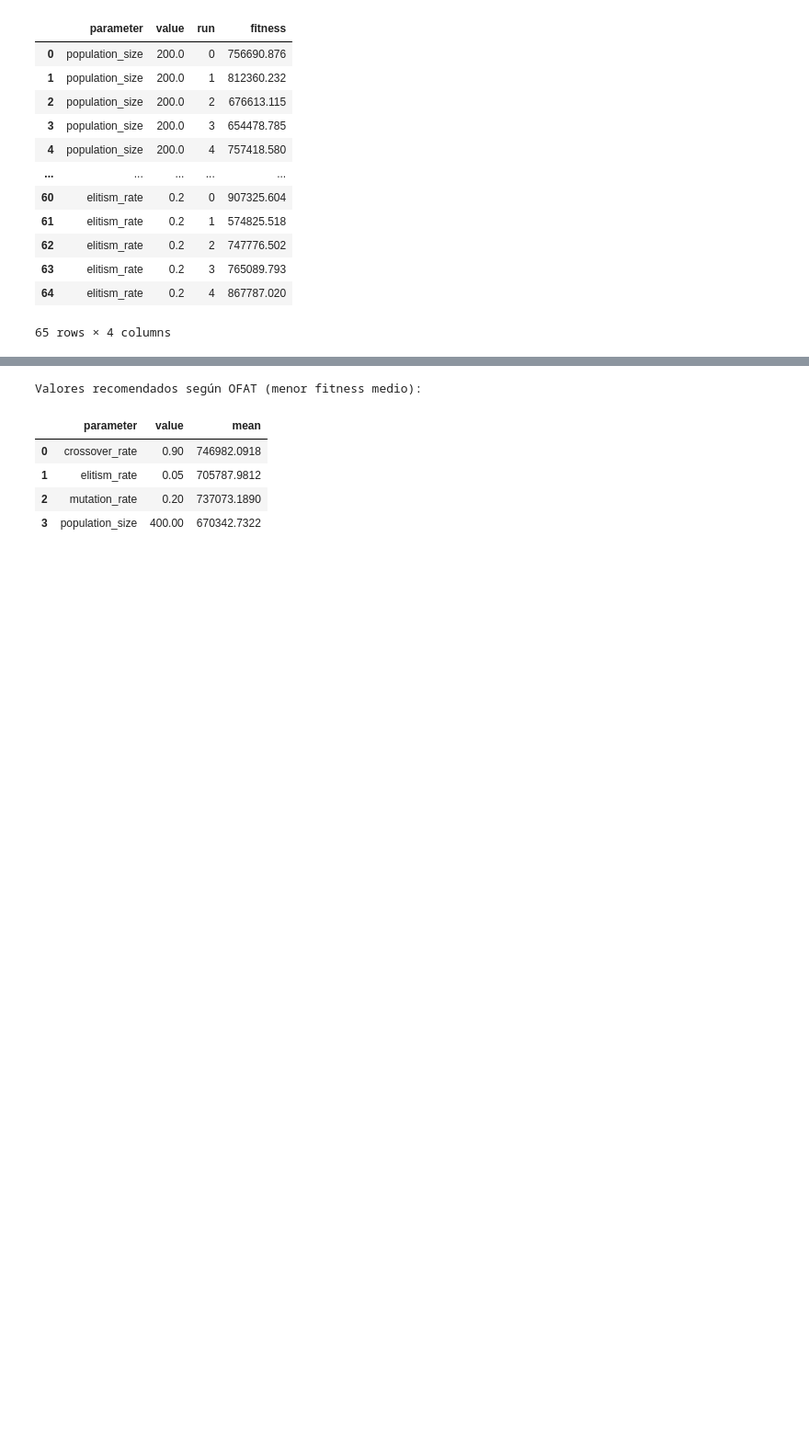
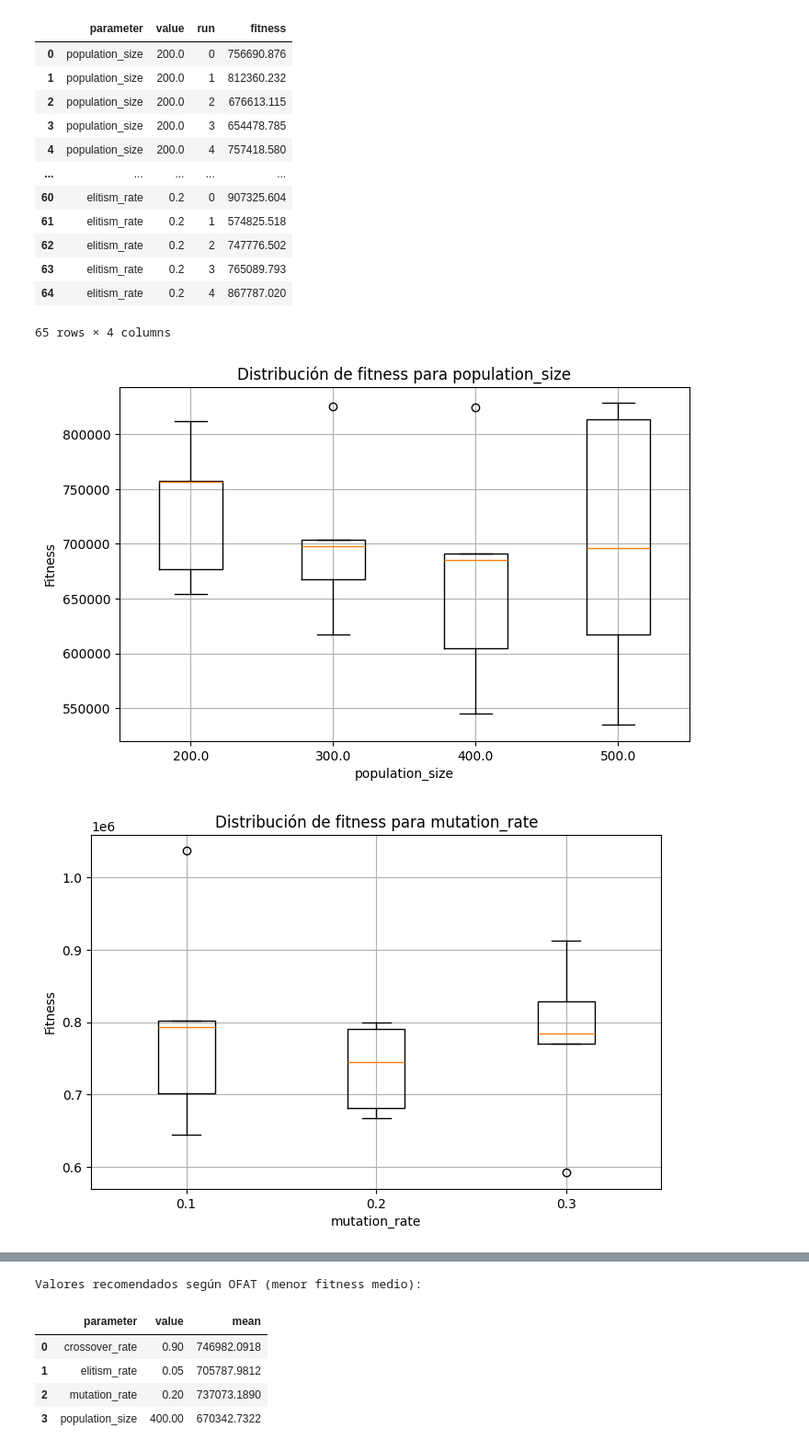
Before and after one commit to SuperEquipoEstrella/MOS-Entrega-3, a Jupyter notebook: E3-problema_A_caso1_mapas.ipynb, the cells around one changed output, grey strips where cells are left out. Shown at 92% size. Cells and saved outputs as stored; diff of their text form; code cells hidden in the pictures; blank space fills up the shorter version.

Commit message:
parametros completo

```diff
--- a/E3-problema_A_caso1_mapas.ipynb
+++ b/E3-problema_A_caso1_mapas.ipynb
@@ -815,3 +814,22 @@ df_ofat
 65 rows × 4 columns
 # %%
 df_ofat.to_csv("solutions/one-factor-at-time.csv", index=False)
+# %%
+# Para cada parámetro, graficar la distribución de fitness por valor
+df_ofat = pd.read_csv('solutions/one-factor-at-time.csv')
+
+for param in df_ofat['parameter'].unique():
+    df_param = df_ofat[df_ofat['parameter'] == param]
+    values = sorted(df_param['value'].unique())
+    fitness_groups = [df_param[df_param['value'] == v]['fitness'] for v in values]
+
+    plt.figure(figsize=(8, 5))
+    plt.boxplot(fitness_groups, tick_labels=values)
+    plt.xlabel(param)
+    plt.ylabel('Fitness')
+    plt.title(f'Distribución de fitness para {param}')
+    plt.grid(True)
+    plt.show()
+# %% [output]
+[figure, added]
+[figure, added]
```
Also changed, not shown: parts of 6 cells of this notebook, 2 other files.
